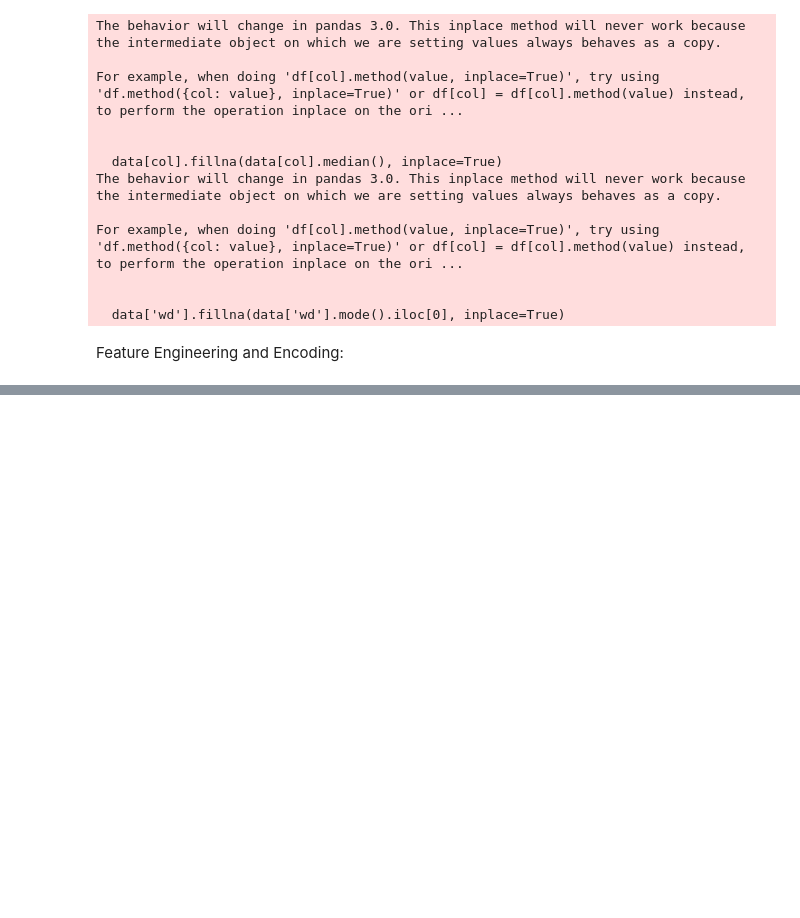
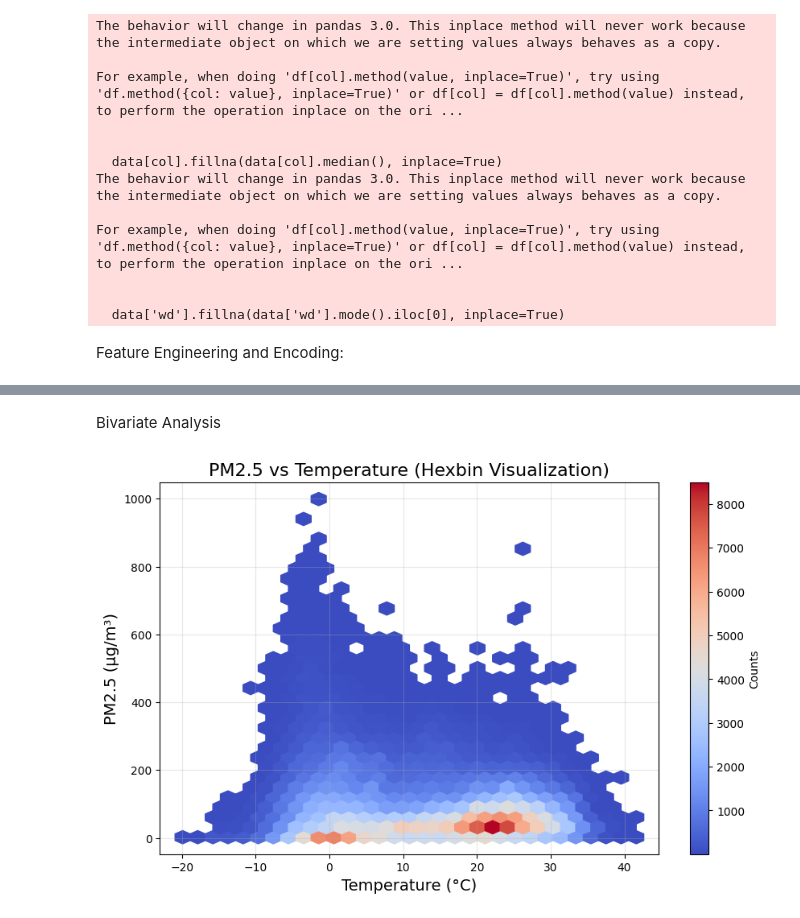
Before and after one commit to RiyaCharly-TanviSomji/CMP7005, a Jupyter notebook: Task_3_by_riya.ipynb, the cells around one changed output, grey strips where cells are left out. Saved outputs shown, nothing was run; the diff lists cells and outputs as text; code cells hidden in the pictures; blank space fills up the shorter version.

```diff
--- a/Task_3_by_riya.ipynb
+++ b/Task_3_by_riya.ipynb
@@ -201,0 +220,22 @@ data['wd'] = label_encoder.fit_transform(data['wd'])
+# %% [markdown]
+Bivariate Analysis
+# %%
+if data[['PM2.5', 'TEMP']].isnull().any().any():
+    print("Dataset contains missing values. Filling them with mean values.")
+    data['PM2.5'].fillna(data['PM2.5'].mean(), inplace=True)
+    data['TEMP'].fillna(data['TEMP'].mean(), inplace=True)
+
+plt.figure(figsize=(10, 6))
+plt.hexbin(data['TEMP'], data['PM2.5'], gridsize=30, cmap='coolwarm', mincnt=1)
+cb = plt.colorbar()
+cb.set_label('Counts')
+
+
+plt.title("PM2.5 vs Temperature (Hexbin Visualization)", fontsize=16)
+plt.xlabel("Temperature (°C)", fontsize=14)
+plt.ylabel("PM2.5 (µg/m³)", fontsize=14)
+plt.grid(alpha=0.3)
+
+plt.show()
+# %% [output]
+[figure, added]
```
Also changed, not shown: parts of 5 cells of this notebook.
